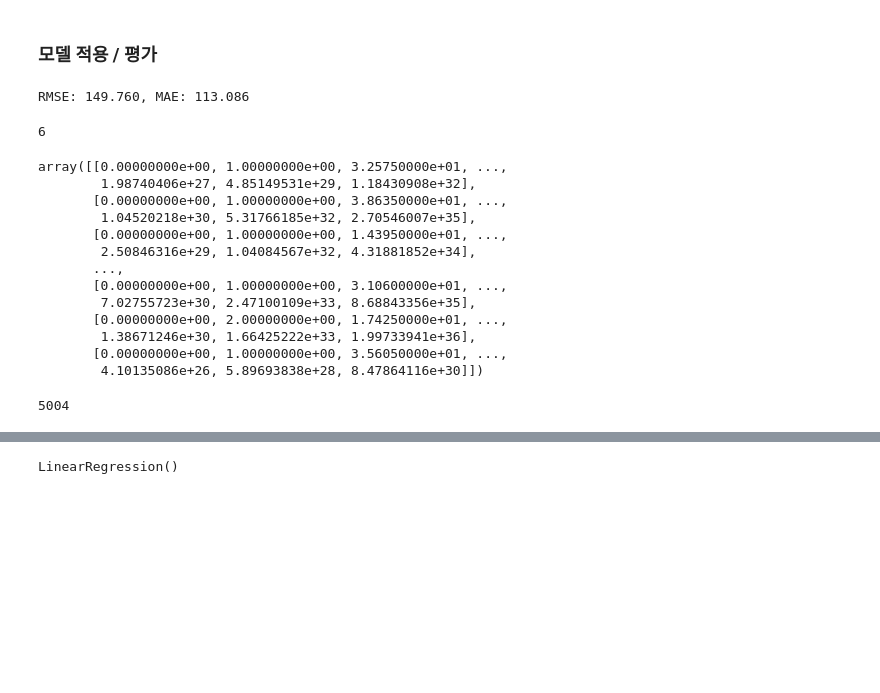
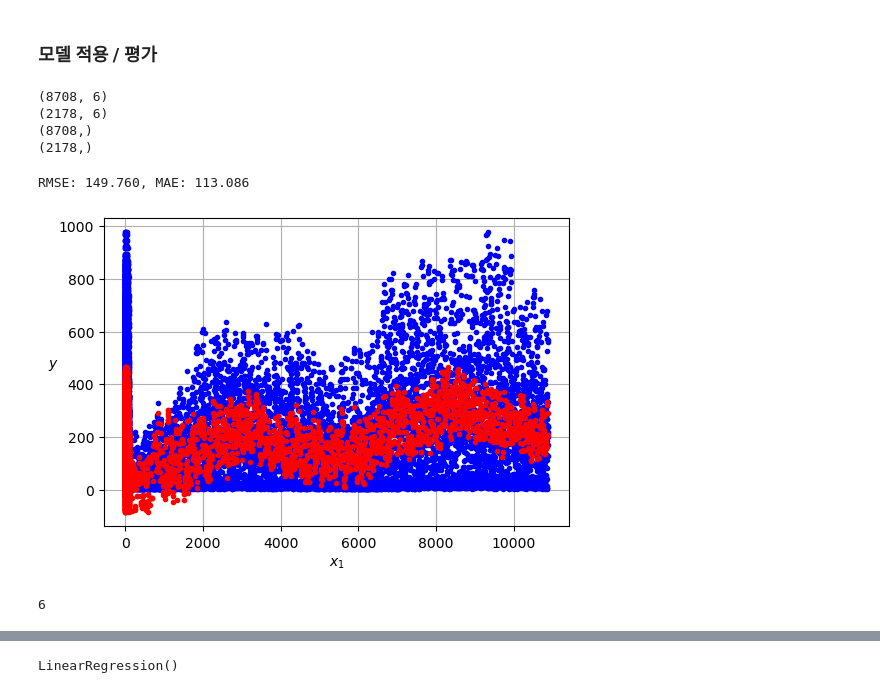
Before and after one commit to namnamu/Scaled_regression, a Jupyter notebook: 3일차과제_남인경_업데이트.ipynb, the cells around one changed output, grey strips where cells are left out. Cells and saved outputs as stored; diff of their text form; code cells hidden in the pictures; blank space fills up the shorter version.

```diff
--- a/3일차과제_남인경_업데이트.ipynb
+++ b/3일차과제_남인경_업데이트.ipynb
@@ -172,6 +177,16 @@ X = df.drop(['count'],axis=1,inplace=False)
 X_train, X_test, y_train, y_test = train_test_split(X, y, test_size=0.2, random_state=0)
 
 lr_reg = LinearRegression()
+# %%
+print(X_train.shape)
+print(X_test.shape)
+print(y_train.shape)
+print(y_test.shape)
+# %% [output]
+(8708, 6)
+(2178, 6)
+(8708,)
+(2178,)
 # %%
 lr_reg.fit(X_train, y_train)
 ln_pred = lr_reg.predict(X_test)
@@ -179,6 +194,19 @@ ln_pred = lr_reg.predict(X_test)
 evaluate_regr(y_test ,ln_pred)
 # %% [output]
 RMSE: 149.760, MAE: 113.086
+# %%
+# 함수 시각화 ㅇㅁㅇ 비...비슷한거 아닌가
+plt.figure(figsize=(6, 4))
+plt.plot(X_train, y_train, "b.")
+plt.plot(X_test, ln_pred, "r.", linewidth=2, label="Predictions")  # 2차 함수 그래프
+plt.xlabel("$x_1$")
+plt.ylabel("$y$", rotation=0)
+# plt.legend(loc="upper left")
+# plt.axis([0, 10, 0, 10])
+plt.grid()
+plt.show()
+# %% [output]
+[figure, added]
 # %%
 # 점수가 너무 높음
 # 다른 모델 적용(현재 LinearRegression -> PolynomialFeatures)
@@ -191,22 +219,4 @@ len(X_train.to_numpy()[0])
 # %% [output]
 6
 # %%
-poly_features.fit_transform(X_train.to_numpy())
+X_poly=poly_features.fit_transform(X_train.to_numpy())
-# %% [output]
-array([[0.00000000e+00, 1.00000000e+00, 3.25750000e+01, ...,
-        1.98740406e+27, 4.85149531e+29, 1.18430908e+32],
-       [0.00000000e+00, 1.00000000e+00, 3.86350000e+01, ...,
-        1.04520218e+30, 5.31766185e+32, 2.70546007e+35],
-       [0.00000000e+00, 1.00000000e+00, 1.43950000e+01, ...,
-        2.50846316e+29, 1.04084567e+32, 4.31881852e+34],
-       ...,
-       [0.00000000e+00, 1.00000000e+00, 3.10600000e+01, ...,
-        7.02755723e+30, 2.47100109e+33, 8.68843356e+35],
-       [0.00000000e+00, 2.00000000e+00, 1.74250000e+01, ...,
-        1.38671246e+30, 1.66425222e+33, 1.99733941e+36],
-       [0.00000000e+00, 1.00000000e+00, 3.56050000e+01, ...,
-        4.10135086e+26, 5.89693838e+28, 8.47864116e+30]])
-# %%
-len(poly_features.fit_transform(X_train.to_numpy())[0])
-# %% [output]
-5004
```
Also changed, not shown: parts of 12 cells of this notebook.
